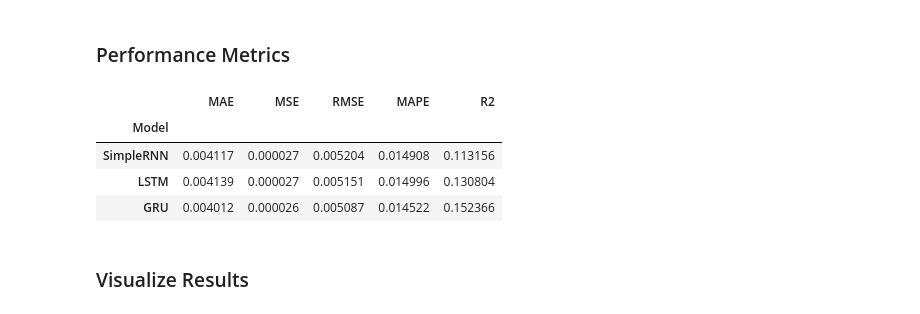
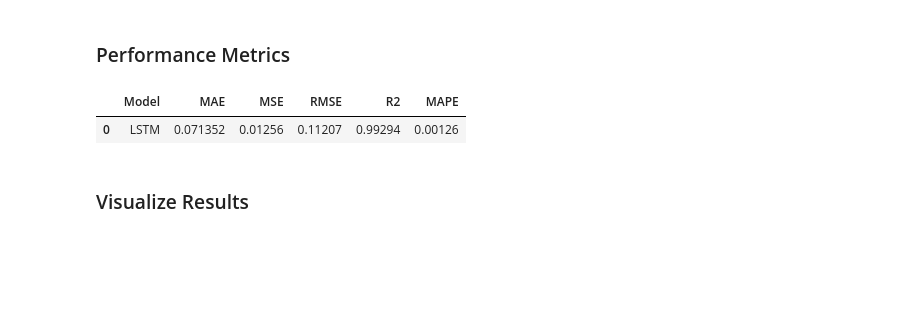
Before and after one commit to fadeldnswr/iot-network-digital-twin, a Jupyter notebook: notebook/esp32-1.ipynb, the cells around one changed output. Cells and saved outputs as stored; diff of their text form; code cells hidden in the pictures; blank space fills up the shorter version.

```diff
--- a/notebook/esp32-1.ipynb
+++ b/notebook/esp32-1.ipynb
@@ -316,7 +243,7 @@ Model: "sequential_1"
 history_lstm = model_lstm.fit(
   X_train.reshape(X_train.shape[0], X_train.shape[1], 1), # Reshape X_train for RNN input
   y_train.reshape(-1, 1), # Reshape y_train for RNN input
-  epochs=100,
+  epochs=5,
   callbacks=[early_stopping],
   validation_data=(
     X_test.reshape(X_test.shape[0], X_test.shape[1], 1), # Reshape X_test for RNN input
@@ -429,14 +277,0 @@ Epoch 12/100
-# %%
-# Predict on the test set
-predictions_gru = model_gru.predict(X_test.reshape(X_test.shape[0], X_test.shape[1], 1))
-
-# Inverse transform the predictions to get the actual values
-predictions_gru = target_scaler.inverse_transform(predictions_gru)
-
-# Using y_test unscaled values for evaluation
-y_test_unscaled = target_scaler.inverse_transform(y_test.reshape(-1, 1))
-
-# Perform evaluation with metrics
-mae = mean_absolute_error(y_test_unscaled, predictions)
-mse = mean_squared_error(y_test_unscaled, predictions)
-r2 = r2_score(y_test_unscaled, predictions)
@@ -445,36 +278,25 @@ r2 = r2_score(y_test_unscaled, predictions)
 # %% [markdown]
 ### Performance Metrics
 # %%
+from sklearn.metrics import mean_absolute_error, mean_squared_error, r2_score, mean_absolute_percentage_error
+
 # Define a list of model predictions and names for evaluation
-model_predictions_list = [predictions, predictions_lstm, predictions_gru]
-model_names = ["SimpleRNN", "LSTM", "GRU"]
 metrics_list = []
 
-# Itearate through the model predictions and calculate metrics
-for i, model in enumerate(model_predictions_list):
-  mae = mean_absolute_error(y_test_unscaled, model)
-  mse = mean_squared_error(y_test_unscaled, model)
-  r2 = r2_score(y_test_unscaled, model)
-  mape = mean_absolute_percentage_error(y_test_unscaled, model)
-  rmse = np.sqrt(mse)
-  metrics_list.append({
-    "Model": model_names[i],
-    "MAE": mae,
-    "MSE": mse,
-    "RMSE": rmse,
-    "MAPE": mape,
-    "R2": r2,
-  })
+# Calculate evaluation metrics
+metrics_list.append({
+    "Model": "LSTM",
+    "MAE": mean_absolute_error(y_test_unscaled, predictions_lstm),
+    "MSE": mean_squared_error(y_test_unscaled, predictions_lstm),
+    "RMSE": np.sqrt(mean_squared_error(y_test_unscaled, predictions_lstm)),
+    "R2": r2_score(y_test_unscaled, predictions_lstm),
+    "MAPE": mean_absolute_percentage_error(y_test_unscaled, predictions_lstm)
+})
 
-# Create a DataFrame to display the metrics
 metrics_df = pd.DataFrame(metrics_list)
-metrics_df.set_index("Model", inplace=True)
 metrics_df
 # %% [output]
-|  | MAE | MSE | RMSE | MAPE | R2 |
-| Model |  |  |  |  |  |
-| SimpleRNN | 0.004117 | 0.000027 | 0.005204 | 0.014908 | 0.113156 |
-| LSTM | 0.004139 | 0.000027 | 0.005151 | 0.014996 | 0.130804 |
-| GRU | 0.004012 | 0.000026 | 0.005087 | 0.014522 | 0.152366 |
+|  | Model | MAE | MSE | RMSE | R2 | MAPE |
+| 0 | LSTM | 0.071352 | 0.01256 | 0.11207 | 0.99294 | 0.00126 |
 # %% [markdown]
 ### Visualize Results
```
Also changed, not shown: parts of 22 cells of this notebook, 1 other file.
